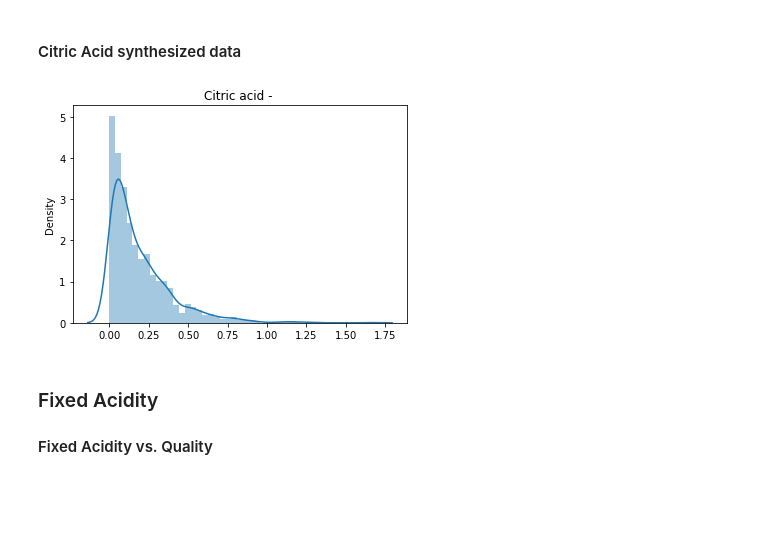
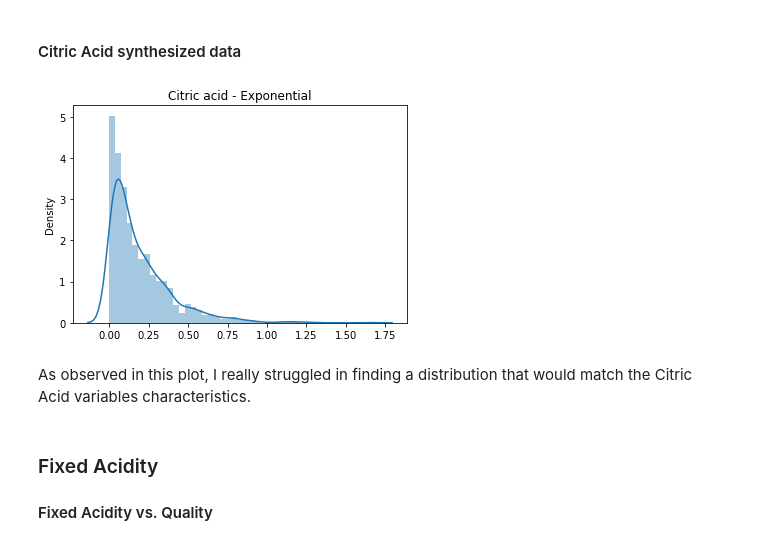
Before and after one commit to LaisColetta/PdDA_Assignment, a Jupyter notebook: PdDA_Assignment.ipynb, the cells around one changed output. Saved outputs shown, nothing was run; the diff lists cells and outputs as text; code cells hidden in the pictures; blank space fills up the shorter version.

```diff
--- a/PdDA_Assignment.ipynb
+++ b/PdDA_Assignment.ipynb
@@ -479,10 +522,12 @@ This graph is difficult to fit under one specific distribution, we see that the
 # %%
 citric_acid_random = rng.exponential(scale=0.19, size=1599)
 sns.distplot(citric_acid_random)
-plt.title("Citric acid - ")
+plt.title("Citric acid - Exponential")
 plt.show()
 # %% [output]
-[figure, old version]
+[figure, new version]
+# %% [markdown]
+As observed in this plot, I really struggled in finding a distribution that would match the Citric Acid variables characteristics.
 # %% [markdown]
 ### Fixed Acidity
 
```
Also changed, not shown: parts of 32 cells of this notebook.
